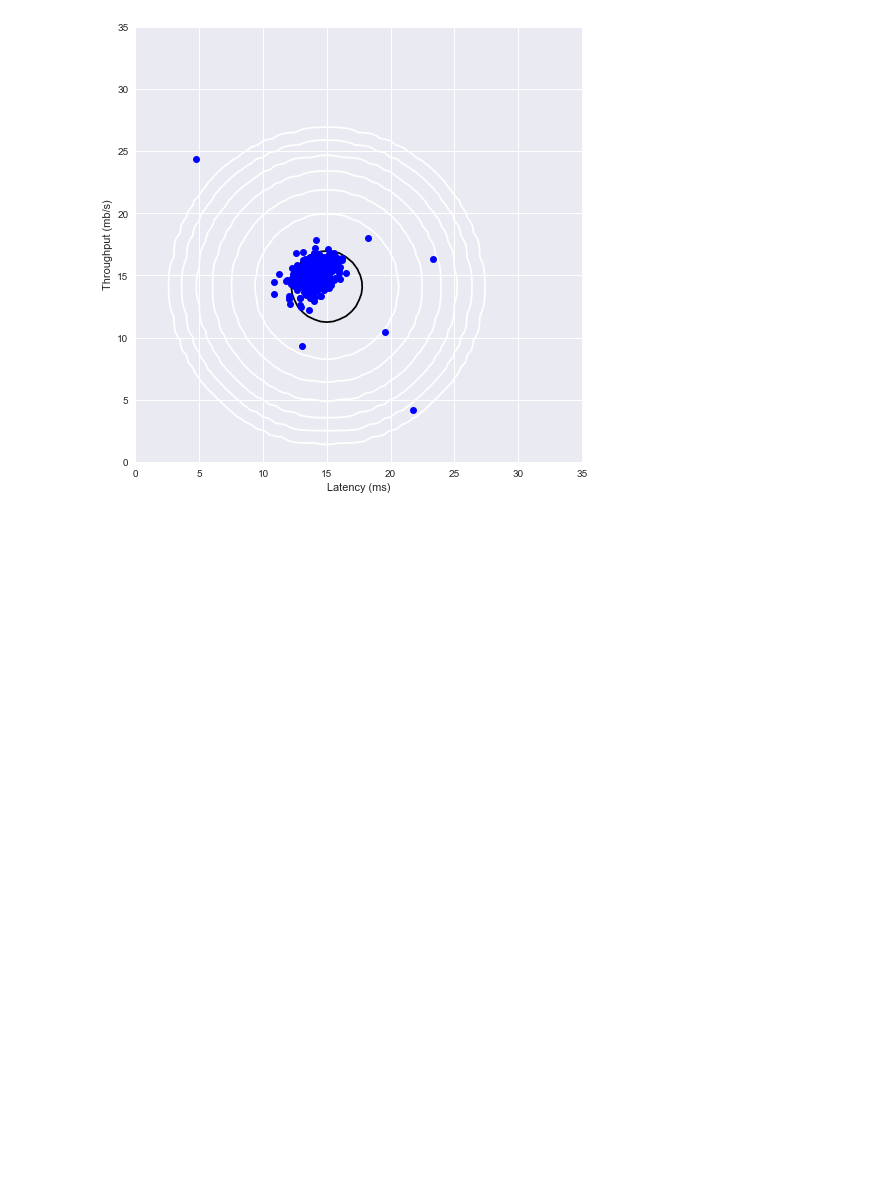
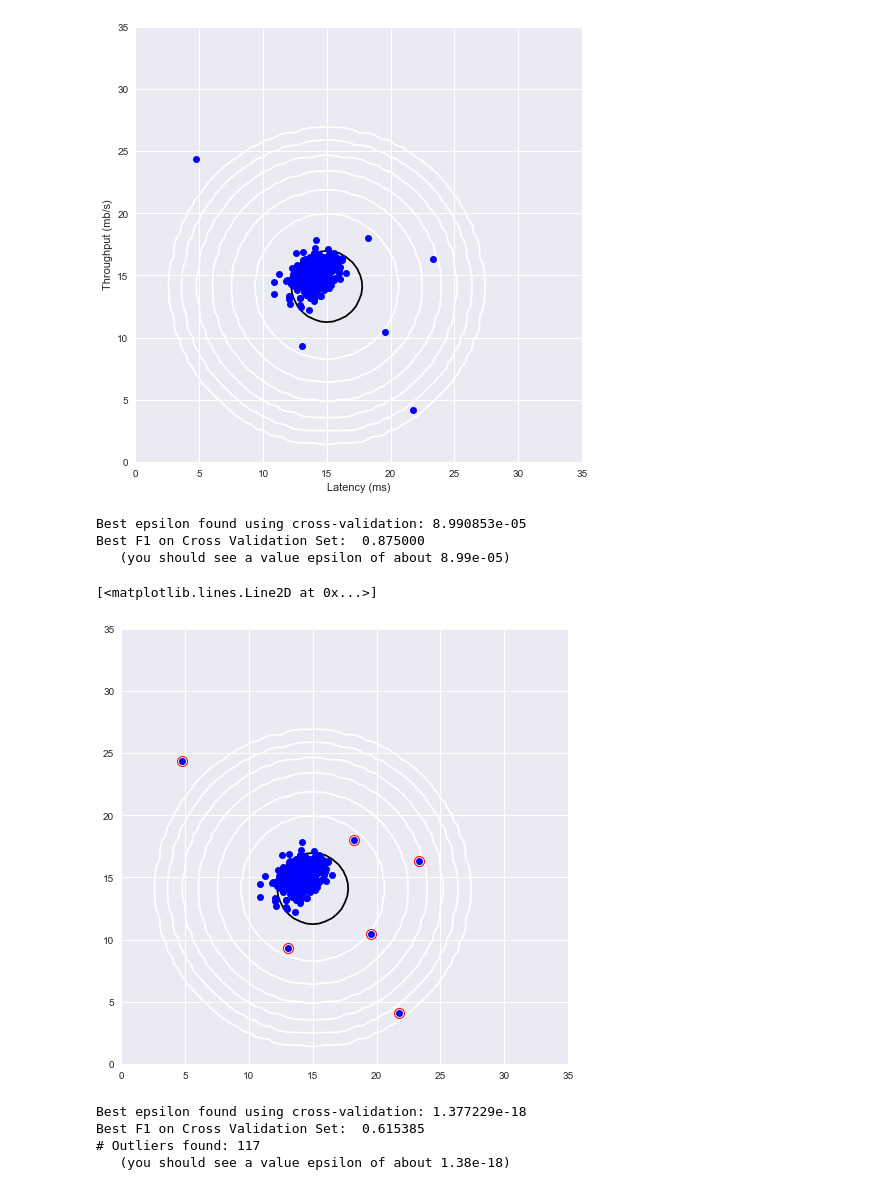
Before and after one commit to matkalinowski/ML-AndrewNg, a Jupyter notebook: ex8/Programming Exercise 8 Anomaly Detection and Recommender Systems.ipynb, the cells around one changed output. Cells and saved outputs as stored; diff of their text form; code cells hidden in the pictures; blank space fills up the shorter version.

```diff
--- a/ex8/Programming Exercise 8 Anomaly Detection and Recommender Systems.ipynb
+++ b/ex8/Programming Exercise 8 Anomaly Detection and Recommender Systems.ipynb
@@ -120,0 +153,51 @@ Visualizing Gaussian fit.
+# %%
+
+pval = multivariateGaussian(Xval, mu, sigma2)
+
+epsilon, F1 = selectThreshold(yval, pval)
+print('Best epsilon found using cross-validation: %e' % epsilon)
+print('Best F1 on Cross Validation Set:  %f' % F1)
+print('   (you should see a value epsilon of about 8.99e-05)')
+
+#  Find the outliers in the training set and plot the
+outliers = np.where(p < epsilon, True, False)
+
+#  Draw a red circle around those outliers
+visualizeFit(X,  mu, sigma2)
+plt.plot(X[outliers, 0], X[outliers, 1], 'ro', lw=2, markersize=10, fillstyle='none', markeredgewidth=1)
+# show()
+# %% [output]
+Best epsilon found using cross-validation: 8.990853e-05
+Best F1 on Cross Validation Set:  0.875000
+   (you should see a value epsilon of about 8.99e-05)
+[<matplotlib.lines.Line2D at 0x...>]
+[figure, added]
+# %%
+#  Loads the second dataset. You should now have the
+#  variables X, Xval, yval in your environment
+data = scipy.io.loadmat('ex8data2.mat')
+X = data['X']
+Xval = data['Xval']
+yval = data['yval'].flatten()
+
+#  Apply the same steps to the larger dataset
+mu, sigma2 = estimateGaussian(X)
+
+#  Training set
+p = multivariateGaussian(X, mu, sigma2)
+
+#  Cross-validation set
+pval = multivariateGaussian(Xval, mu, sigma2)
+
+#  Find the best threshold
+epsilon, F1 = selectThreshold(yval, pval)
+
+print('Best epsilon found using cross-validation: %e' % epsilon)
+print('Best F1 on Cross Validation Set:  %f' % F1)
+print('# Outliers found: %d' % sum(p < epsilon))
+print('   (you should see a value epsilon of about 1.38e-18)')
+# %% [output]
+Best epsilon found using cross-validation: 1.377229e-18
+Best F1 on Cross Validation Set:  0.615385
+# Outliers found: 117
+   (you should see a value epsilon of about 1.38e-18)
```
Also changed, not shown: parts of 1 cell of this notebook, 3 other files.
